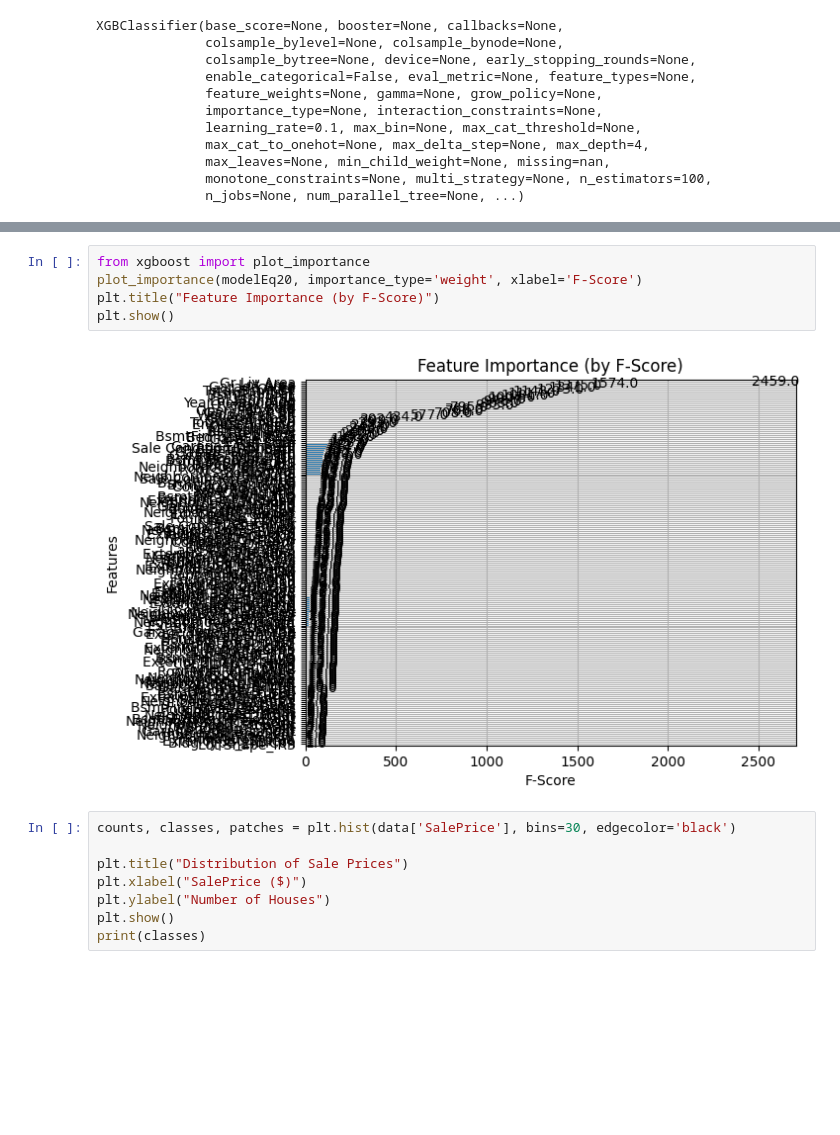
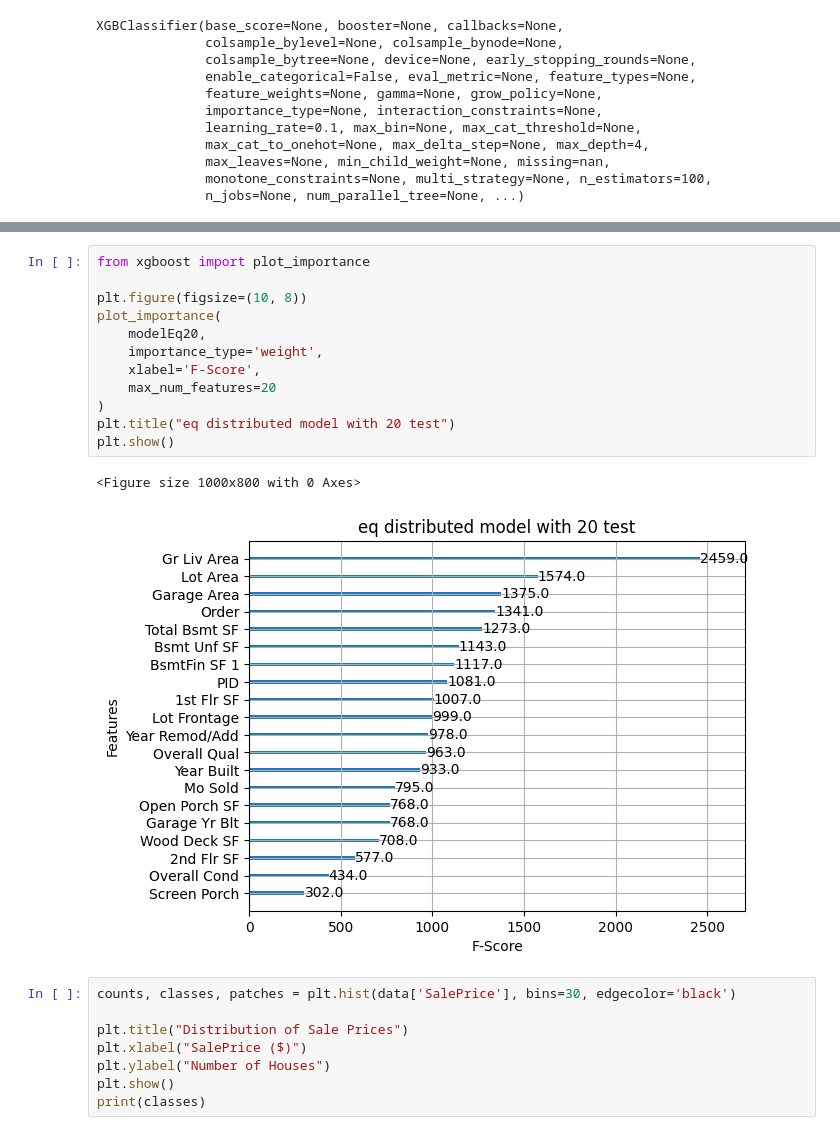
Before and after one commit to chiracarla/lab1, a Jupyter notebook: lab2.ipynb, the cells around one changed output, grey strips where cells are left out. Cells and saved outputs as stored; diff of their text form; blank space fills up the shorter version.

```diff
--- a/lab2.ipynb
+++ b/lab2.ipynb
@@ -217,10 +212,18 @@ Name: SalePrice, dtype: int64
 # %%
 from xgboost import plot_importance
-plot_importance(modelEq20, importance_type='weight', xlabel='F-Score')
-plt.title("Feature Importance (by F-Score)")
+
+plt.figure(figsize=(10, 8))
+plot_importance(
+    modelEq20,
+    importance_type='weight',
+    xlabel='F-Score',
+    max_num_features=20
+)
+plt.title("eq distributed model with 20 test")
 plt.show()
 # %% [output]
+<Figure size 1000x800 with 0 Axes>
-[figure, old version]
+[figure, new version]
 # %%
 counts, classes, patches = plt.hist(data['SalePrice'], bins=30, edgecolor='black')
 
```
Also changed, not shown: parts of 12 cells of this notebook.
